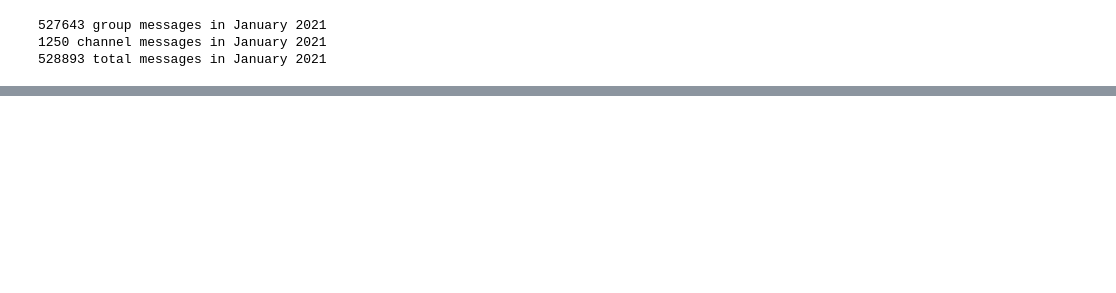
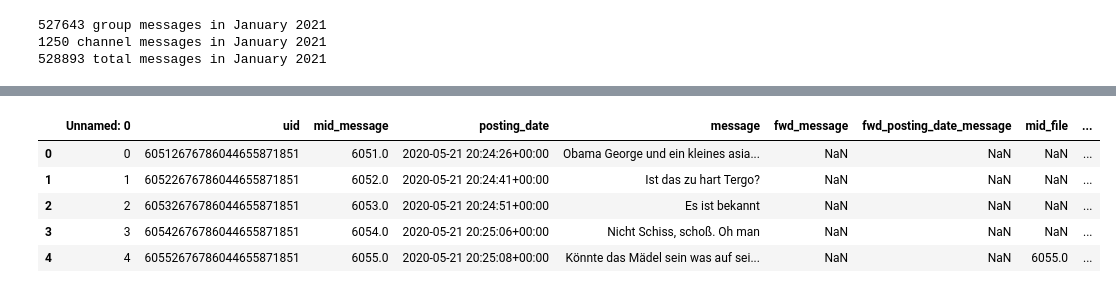
Before and after one commit to krugeremily/DAEGC_Conspiratorial_Actor_Typology, a Jupyter notebook: notebooks/Jan2021_subset.ipynb, the cells around one changed output, grey strips where cells are left out. Cells and saved outputs as stored; diff of their text form; code cells hidden in the pictures; blank space fills up the shorter version.

```diff
--- a/notebooks/Jan2021_subset.ipynb
+++ b/notebooks/Jan2021_subset.ipynb
@@ -71,0 +88,9 @@ all_messages.to_csv('../data/january_2021_groups_and_channels.csv.gzip', compres
+# %%
+all_messages.head()
+# %% [output]
+|  | Unnamed: 0 | uid | mid_message | posting_date | message | fwd_message | fwd_posting_date_message | mid_file | ... |
+| 0 | 0 | 60512676786044655871851 | 6051.0 | 2020-05-21 20:24:26+00:00 | Obama George und ein kleines asia... | NaN | NaN | NaN | ... |
+| 1 | 1 | 60522676786044655871851 | 6052.0 | 2020-05-21 20:24:41+00:00 | Ist das zu hart Tergo? | NaN | NaN | NaN | ... |
+| 2 | 2 | 60532676786044655871851 | 6053.0 | 2020-05-21 20:24:51+00:00 | Es ist bekannt | NaN | NaN | NaN | ... |
+| 3 | 3 | 60542676786044655871851 | 6054.0 | 2020-05-21 20:25:06+00:00 | Nicht Schiss, schoß. Oh man | NaN | NaN | NaN | ... |
+| 4 | 4 | 60552676786044655871851 | 6055.0 | 2020-05-21 20:25:08+00:00 | Könnte das Mädel sein was auf sei... | NaN | NaN | 6055.0 | ... |
```
Also changed, not shown: parts of 17 cells of this notebook, 20 other files.
